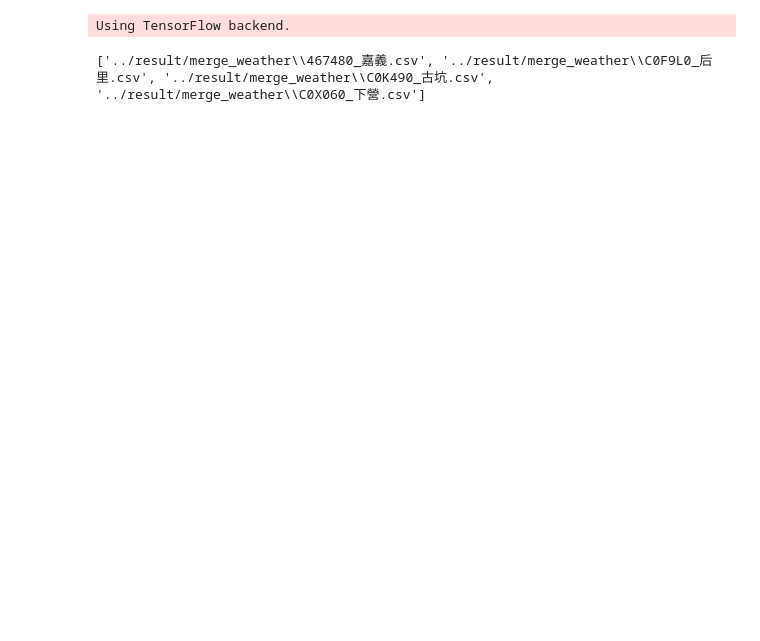
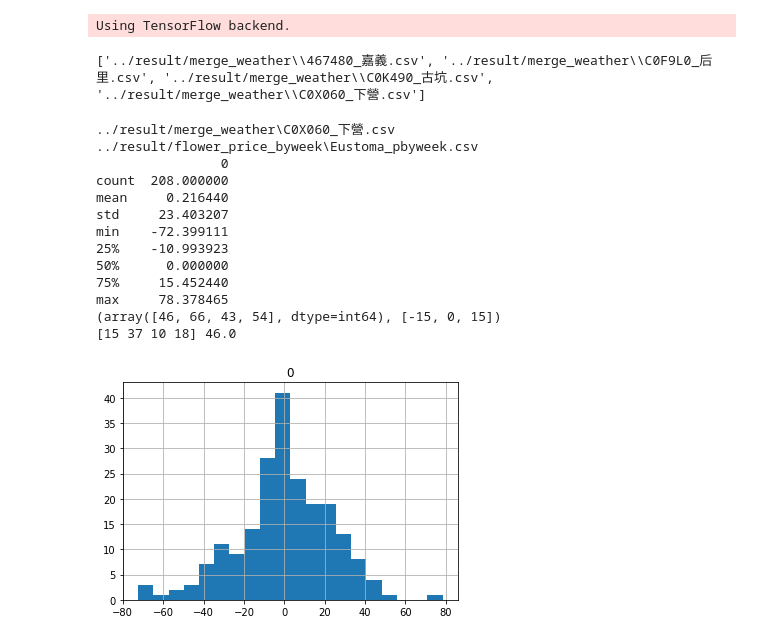
Before and after one commit to dogppatrick/python, a Jupyter notebook: cb105g4/stats_weather_price/001_class_price_pre.ipynb, the cells around one changed output. Cells and saved outputs as stored; diff of their text form; code cells hidden in the pictures; blank space fills up the shorter version.

Commit message:
test_single market predict

```diff
--- a/cb105g4/stats_weather_price/001_class_price_pre.ipynb
+++ b/cb105g4/stats_weather_price/001_class_price_pre.ipynb
@@ -227,0 +260,45 @@ class fp_pre:
+# %%
+# 修改 select_t 可以拿不同測站 vs花花朵
+def main_set(select, market, class_y_diff, year_split):
+    w_list= glob.glob("../result/merge_weather/*.csv")
+    p_list = glob.glob("../result/flower_price_byweek/*")
+    select_t = [(1,0),(3,2),(2,1),(2,3),(2,4)]
+    st, flower = select_t[select]
+    # fn_weather = w_list[st]
+    # fn_price = p_list[flower]
+    # for st, flower in select_t:
+    fn_weather = w_list[st]
+    fn_price = p_list[flower]
+    print(fn_weather, fn_price)
+    # bullid class 讀取檔案
+    fp = fp_pre(fn_weather, fn_price)
+    # drop_c = ["year","w_avg", "w_sale", "date", "y_w", "price_diff"]
+    # d_t_dummy = ["market", "week"]
+    drop_c = ["market","year","w_avg", "w_sale", "date", "y_w", "price_diff"]
+    d_t_dummy = ["week"]
+    fp.all_prep_market_select(16,1,d_t_dummy,market)
+    fp.drop_x_data(drop_c)
+#     pd.DataFrame(fp.y_diff_d).hist(bins=20)
+    print(pd.DataFrame(fp.y_diff_d).describe())
+    fp.y_class = fp.split_y_to_class(fp.y_diff_d,class_y_diff)
+    fp.split_data(year_split)
+    # x_train, y_train, x_test, y_test = self.split_xy
+    print(np.bincount(fp.split_xy[3]), round(max(np.bincount(fp.split_xy[3]))/len(fp.split_xy[3])*100))
+    return fp
+# %%
+m = ["台北","台中","高雄","台南","彰化"]
+fp = main_set(1, m[0], [-15,0,15], 2017)
+# %% [output]
+../result/merge_weather\C0X060_下營.csv ../result/flower_price_byweek\Eustoma_pbyweek.csv
+                0
+count  208.000000
+mean     0.216440
+std     23.403207
+min    -72.399111
+25%    -10.993923
+50%      0.000000
+75%     15.452440
+max     78.378465
+(array([46, 66, 43, 54], dtype=int64), [-15, 0, 15])
+[15 37 10 18] 46.0
+[figure, added]
```
Also changed, not shown: parts of 11 cells of this notebook.
